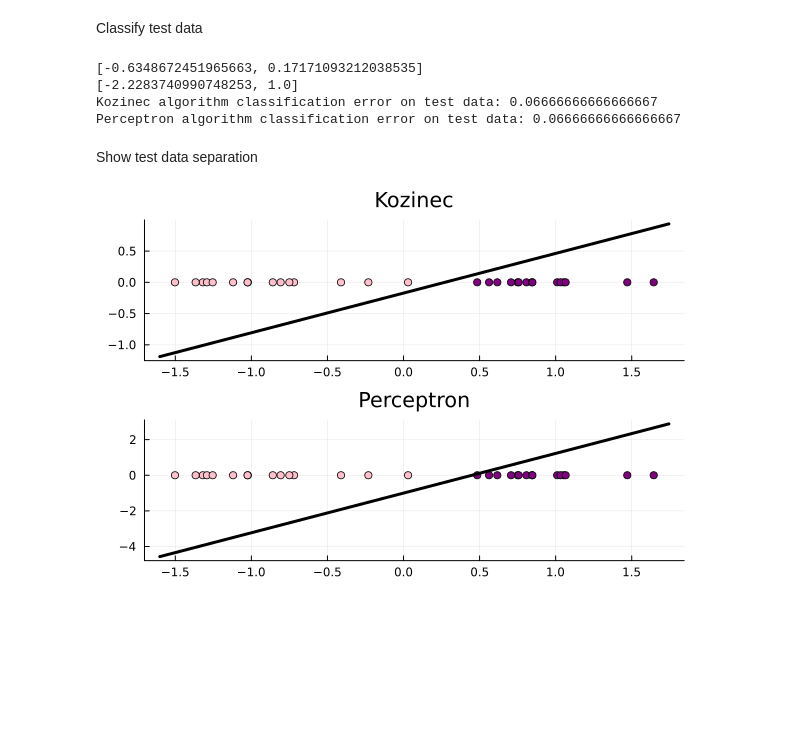
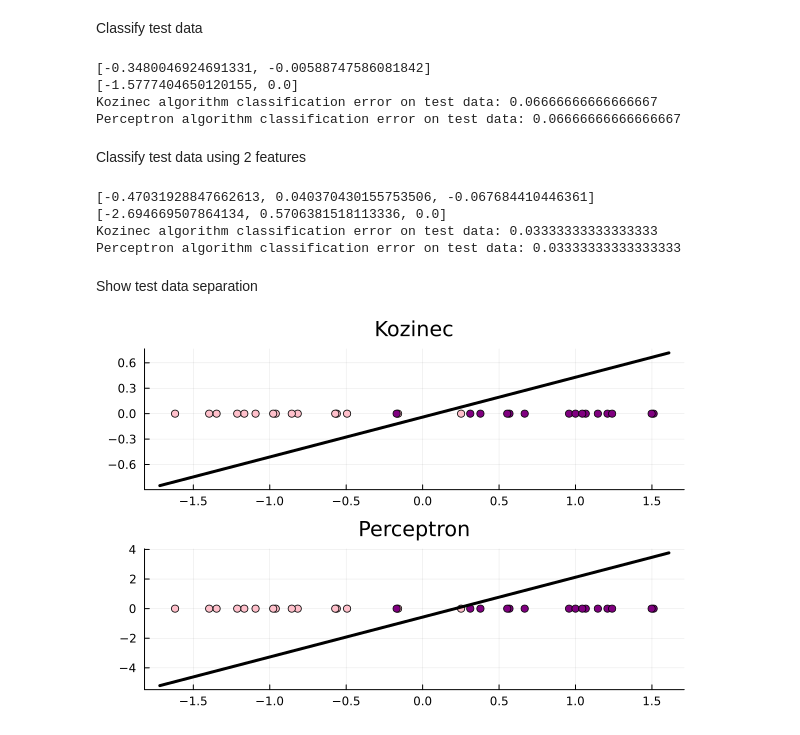
Before and after one commit to B0B36JUL-FinalProjects-2022/Projekt_korladia, a Jupyter notebook: examples/example.ipynb, the cells around one changed output. Cells and saved outputs as stored; diff of their text form; code cells hidden in the pictures; blank space fills up the shorter version.

Commit message:
Added dimension lifting for inseparable data

```diff
--- a/examples/example.ipynb
+++ b/examples/example.ipynb
@@ -15,7 +15,9 @@ Plots.heatmap(reverse(r[:,:,6], dims=1))
 # %%
 alphabet = ['A', 'B', 'C', 'D', 'E', 'H', 'I', 'J', 'K', 'L', 'M', 'N', 'P', 'R', 'S', 'T', 'U', 'V',
 'Y', 'Z']
-imgs, lbls, letter_counts = create_work_set(alphabet, images, labels, letters = "CN");
+# CN, CZ;
+# JL, EB - test set also separable
+imgs, lbls, letter_counts = create_work_set(alphabet, images, labels, letters = "CZ");
 imgs_trn, lbls_trn, imgs_tst, lbls_tst = crossval(imgs, lbls, letter_counts);
 
 # Create image features
@@ -42,9 +44,9 @@ lbls_tst = flip_lbls(lbls_tst)
 
 println(size(X_trn_2))
 
-# Show data separability
-x1 = x_trn[1:size(x_trn)[1]÷2]
-x2 = x_trn[size(x_trn)[1]÷2+1:end]
+# Show training data separability
+x1 = x_tst[1:size(x_trn)[1]÷2]
+x2 = x_tst[size(x_trn)[1]÷2+1:end]
 plot(x1,zeros(15),seriestype=:scatter, color=:pink)
 plot!(x2,zeros(15),seriestype=:scatter, color=:purple)
 # %% [output]
@@ -117,15 +130,33 @@ println(alpha_p)
 println("Kozinec algorithm classification error on test data: $(err_k)")
 println("Perceptron algorithm classification error on test data: $(err_p)")
 # %% [output]
-[-0.6348672451965663, 0.17171093212038535]
-[-2.2283740990748253, 1.0]
+[-0.3480046924691331, -0.00588747586081842]
+[-1.5777404650120155, 0.0]
 Kozinec algorithm classification error on test data: 0.06666666666666667
 Perceptron algorithm classification error on test data: 0.06666666666666667
+# %% [markdown]
+Classify test data using 2 features
+# %%
+alpha_k = kozinec(X_trn_2, lbls_trn)
+res_koz = classification(X_tst_2, alpha_k,"kozinec")
+alpha_p = kozinec(X_trn_2, lbls_trn, alg=Perceptron())
+res_per = classification(X_tst_2, alpha_k,"kozinec")
+err_k = compute_error(res_koz, lbls_tst)
+err_p = compute_error(res_per, lbls_tst)
+println(alpha_k)
+println(alpha_p)
+println("Kozinec algorithm classification error on test data: $(err_k)")
+println("Perceptron algorithm classification error on test data: $(err_p)")
+# %% [output]
+[-0.47031928847662613, 0.040370430155753506, -0.067684410446361]
+[-2.694669507864134, 0.5706381518113336, 0.0]
+Kozinec algorithm classification error on test data: 0.03333333333333333
+Perceptron algorithm classification error on test data: 0.03333333333333333
 # %% [markdown]
 Show test data separation
 # %%
-p1 = create_plot(x_trn, alpha_k,2, "Kozinec")
-p2 = create_plot(x_trn, alpha_p,2, "Perceptron")
+p1 = create_plot(x_tst, alpha_k,2, "Kozinec")
+p2 = create_plot(x_tst, alpha_p,2, "Perceptron")
 plot(p1, p2,layout=(2,1), legend=false)
 # %% [output]
-[figure, old version]
+[figure, new version]
```
Also changed, not shown: parts of 15 cells of this notebook, 1 other file.
